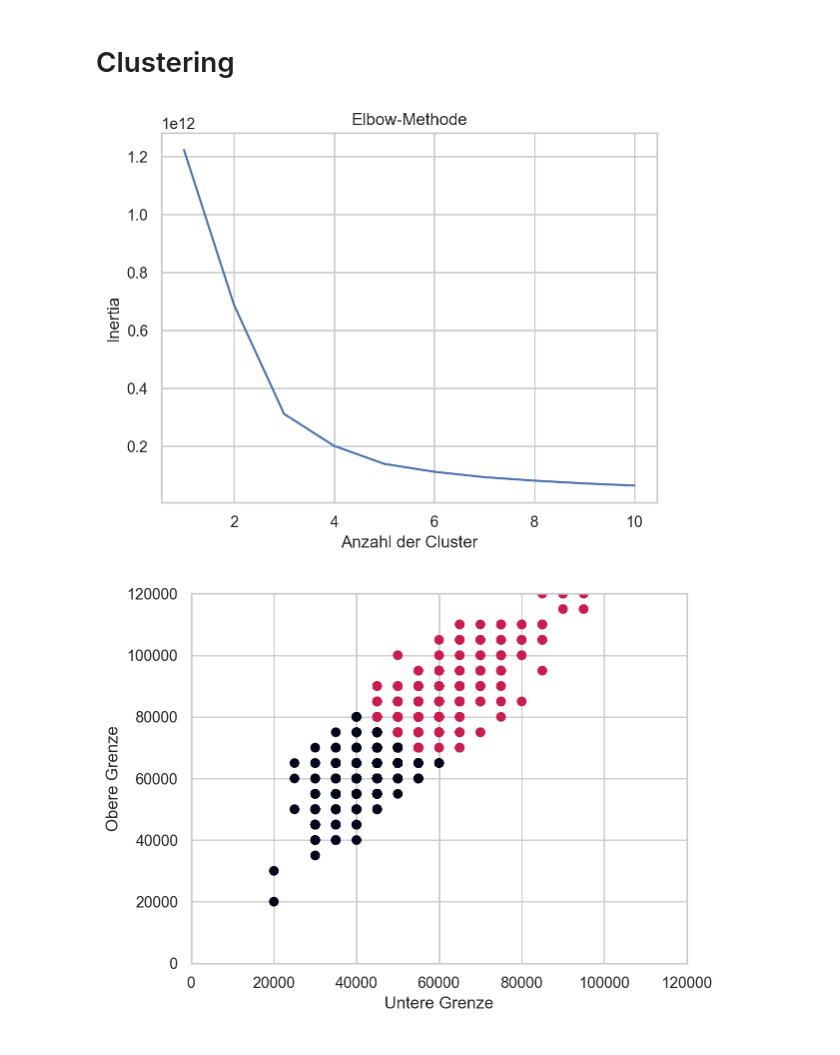
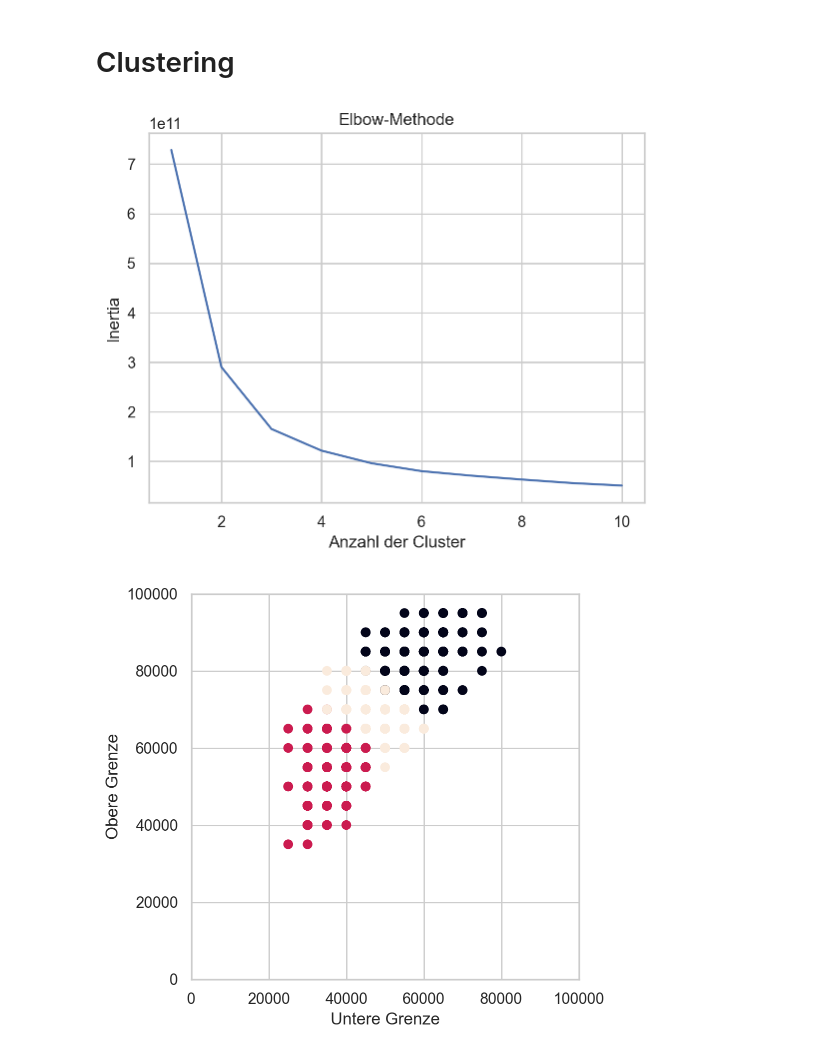
Before and after one commit to tim-hilde/Data-Science-Jobs, a Jupyter notebook: notebooks/03-Gehalt.ipynb, the cells around one changed output. Drawn from its saved outputs; the diff is of its cells as text; code cells hidden in the pictures.

```diff
--- a/notebooks/03-Gehalt.ipynb
+++ b/notebooks/03-Gehalt.ipynb
@@ -107,0 +110,8 @@ plt.show()
+# %%
+iqr = jobs["Gehalt_max_yearly"].quantile(0.75) - jobs["Gehalt_max_yearly"].quantile(0.25)
+upper_bound = jobs["Gehalt_max_yearly"].quantile(0.75) + 1.5 * iqr
+lower_bound = jobs["Gehalt_min_yearly"].quantile(0.25) - 1.5 * iqr
+
+no_outliers = jobs.loc[
+    (jobs["Gehalt_max_yearly"] < upper_bound)
+    & (jobs["Gehalt_min_yearly"] > lower_bound), :]
@@ -108,13 +148,14 @@ plt.show()
 # %% [markdown]
 # Clustering
 # %%
-jobs_input = jobs_mit_gehalt.loc[
+jobs_input = no_outliers.loc[no_outliers["Gehalt_min"].notna()].loc[
     :,
-    ["Gehalt_min_yearly", "Gehalt_max_yearly"],
+    ["Gehalt_min_yearly", "Gehalt_max_yearly", "Gehalt_durchschnitt_yearly"],
 ]
 # %%
 jobs_input["Gehalt_min_yearly"] = jobs_input["Gehalt_min_yearly"] // 5_000 * 5_000
 jobs_input["Gehalt_max_yearly"] = jobs_input["Gehalt_max_yearly"] // 5_000 * 5_000
+jobs_input["Gehalt_durchschnitt_yearly"] = jobs_input["Gehalt_durchschnitt_yearly"] // 5_000 * 5_000
 # %%
 from sklearn.cluster import KMeans
 
@@ -134,16 +175,17 @@ plt.xlabel("Anzahl der Cluster")
 plt.ylabel("Inertia")
 plt.show()
 # %% [output]
-[figure, old version]
+[figure, new version]
 # %%
 kmeans = KMeans(n_clusters=3, n_init=100, random_state=0)
 kmeans.fit_predict(jobs_input)
+plt.figure(figsize=(5, 5))
 plt.scatter(jobs_input.iloc[:, 0], jobs_input.iloc[:, 1], c=kmeans.labels_)
 plt.xlabel("Untere Grenze")
 plt.ylabel("Obere Grenze")
-plt.ylim(ymin=0, ymax=120_000)
-plt.xlim(xmin=0, xmax=120_000)
+plt.ylim(ymin=0, ymax=100_000)
+plt.xlim(xmin=0, xmax=100_000)
 
 plt.show()
 # %% [output]
-[figure, old version]
+[figure, new version]
```
Also changed, not shown: parts of 10 cells of this notebook.
